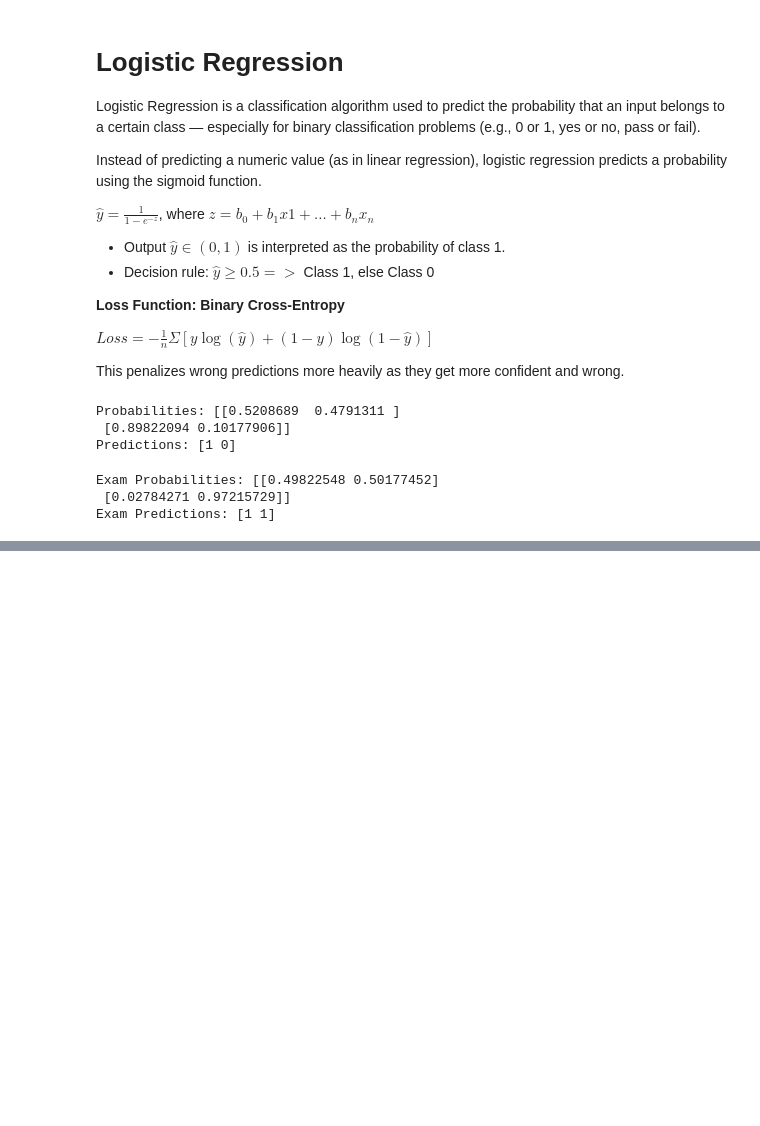
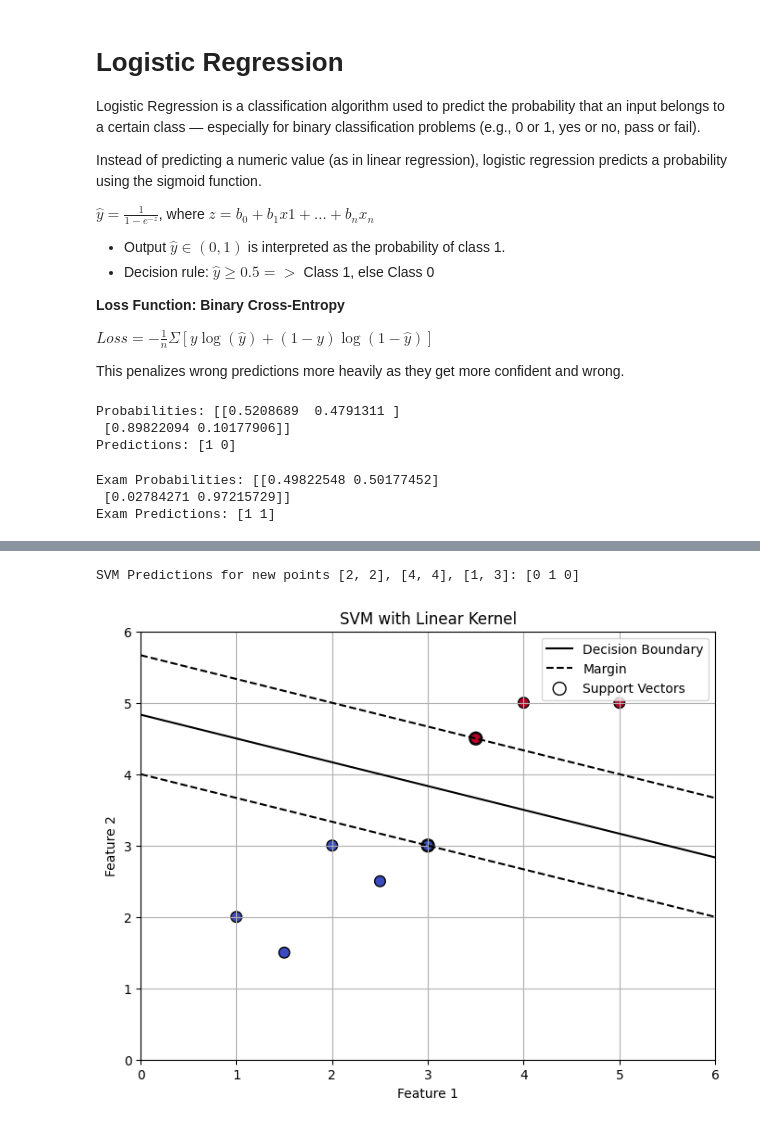
Before and after one commit to adnanagbaria/MLcourse, a Jupyter notebook: Lec6_classification1.ipynb, the cells around one changed output, grey strips where cells are left out. Drawn from its saved outputs; the diff is of its cells as text; code cells hidden in the pictures; blank space fills up the shorter version.

```diff
--- a/Lec6_classification1.ipynb
+++ b/Lec6_classification1.ipynb
@@ -95,0 +198,63 @@ Exam Predictions: [1 1]
+# %%
+# prompt: give an example of Support Vector Machines (SVM)
+
+import matplotlib.pyplot as plt
+import numpy as np
+from sklearn import svm
+
+# Sample data: Feature 1, Feature 2, Class (0 or 1)
+X_svm = np.array([[1, 2], [2, 3], [3, 3], [4, 5], [5, 5],
+                  [1.5, 1.5], [2.5, 2.5], [3.5, 4.5]])
+y_svm = np.array([0, 0, 0, 1, 1, 0, 0, 1])
+
+# Create an SVM classifier
+# kernel='linear' specifies a linear kernel (for linearly separable data or a linear boundary)
+# C is the regularization parameter. A smaller C allows more misclassifications but a wider margin.
+clf = svm.SVC(kernel='linear', C=1.0)
+
+# Train the SVM model
+clf.fit(X_svm, y_svm)
+
+# Predict on new data points
+new_points_svm = np.array([[2, 2], [4, 4], [1, 3]])
+predictions_svm = clf.predict(new_points_svm)
+
+print("\nSVM Predictions for new points [2, 2], [4, 4], [1, 3]:", predictions_svm)
+
+# Optional: Visualize the data and the separating hyperplane (for 2D data)
+# This part requires creating a meshgrid and plotting contour lines
+# For simplicity, we'll just plot the data points here
+plt.figure(figsize=(8, 6))
+plt.scatter(X_svm[:, 0], X_svm[:, 1], c=y_svm, cmap='coolwarm', s=70, edgecolors='k')
+
+# Plot the decision boundary and margins
+# Get the separating hyperplane
+w = clf.coef_[0]
+a = -w[0] / w[1]
+xx = np.linspace(0, 6)
+yy = a * xx - (clf.intercept_[0]) / w[1]
+
+# Plot the parallels to the separating hyperplane that pass through the support vectors
+margin = 1 / np.sqrt(np.sum(clf.coef_ ** 2))
+yy_down = yy - np.sqrt(1 + a ** 2) * margin
+yy_up = yy + np.sqrt(1 + a ** 2) * margin
+
+plt.plot(xx, yy, 'k-', label='Decision Boundary')
+plt.plot(xx, yy_down, 'k--', label='Margin')
+plt.plot(xx, yy_up, 'k--')
+
+# Plot the support vectors
+plt.scatter(clf.support_vectors_[:, 0], clf.support_vectors_[:, 1], s=100,
+            facecolors='none', edgecolors='k', label='Support Vectors')
+
+plt.xlabel("Feature 1")
+plt.ylabel("Feature 2")
+plt.title("SVM with Linear Kernel")
+plt.legend()
+plt.grid(True)
+plt.xlim(0, 6)
+plt.ylim(0, 6)
+plt.show()
+# %% [output]
+SVM Predictions for new points [2, 2], [4, 4], [1, 3]: [0 1 0]
+[figure, added]
```
Also changed, not shown: parts of 6 cells of this notebook.
